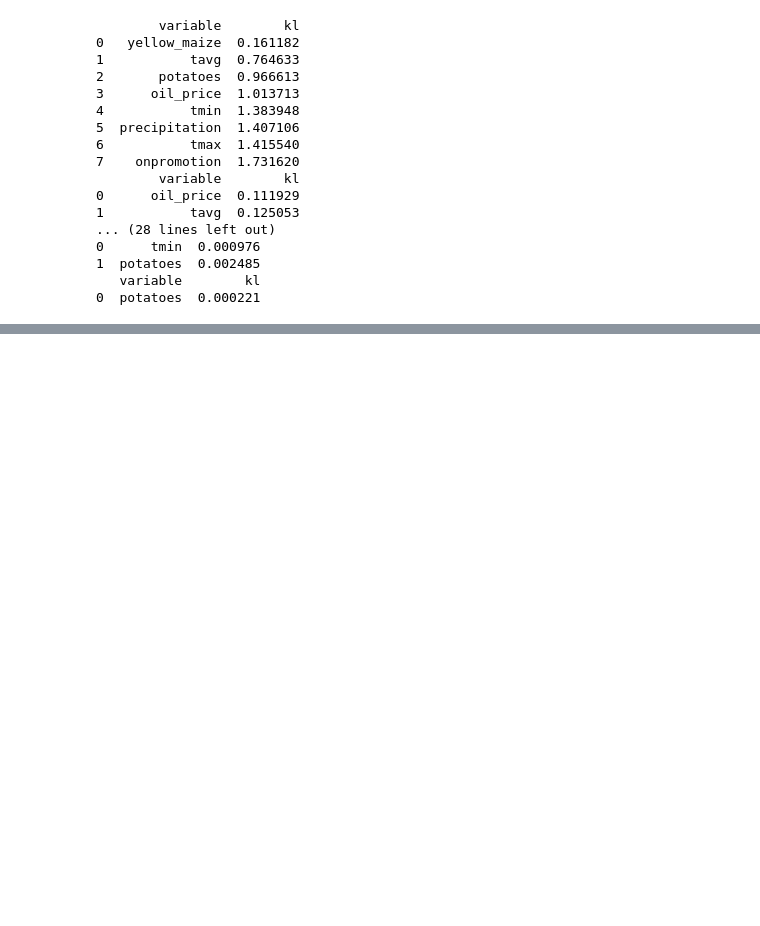
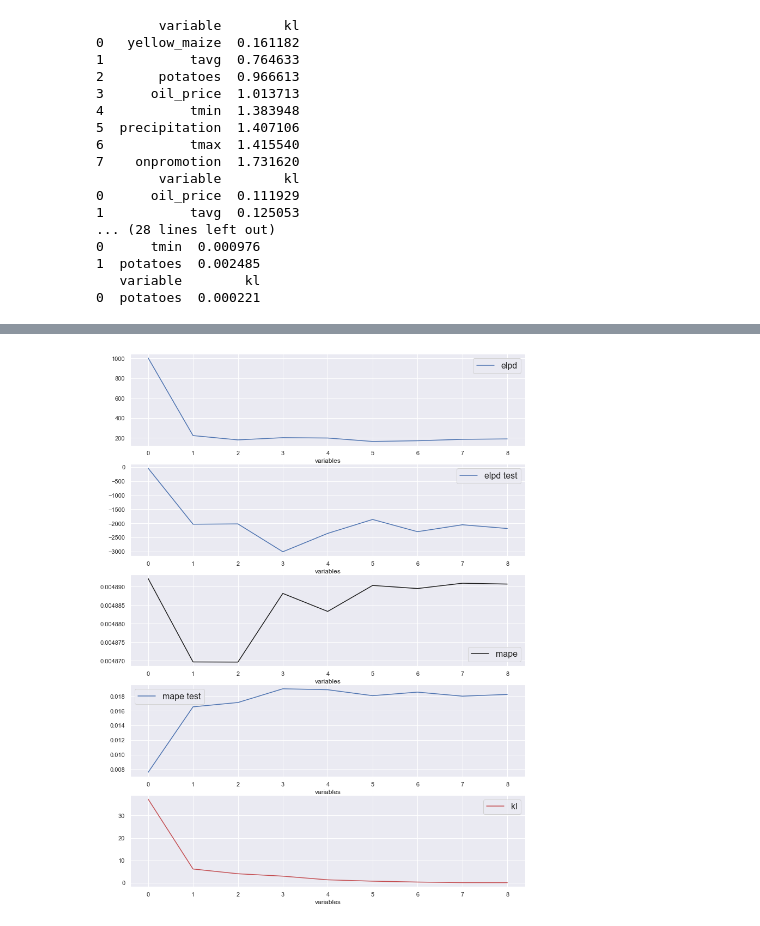
Before and after one commit to Elias-YJ/bsc-thesis, a Jupyter notebook: Projections.ipynb, the cells around one changed output, grey strips where cells are left out. Cells and saved outputs as stored; diff of their text form; code cells hidden in the pictures; blank space fills up the shorter version.

```diff
--- a/Projections.ipynb
+++ b/Projections.ipynb
@@ -184,0 +168,4 @@ plt.show()
+# %%
+prophet_projpred.plot_submodel_statistics(submodels)
+# %% [output]
+[figure, added]
```
Also changed, not shown: parts of 7 cells of this notebook, 6 other files.
